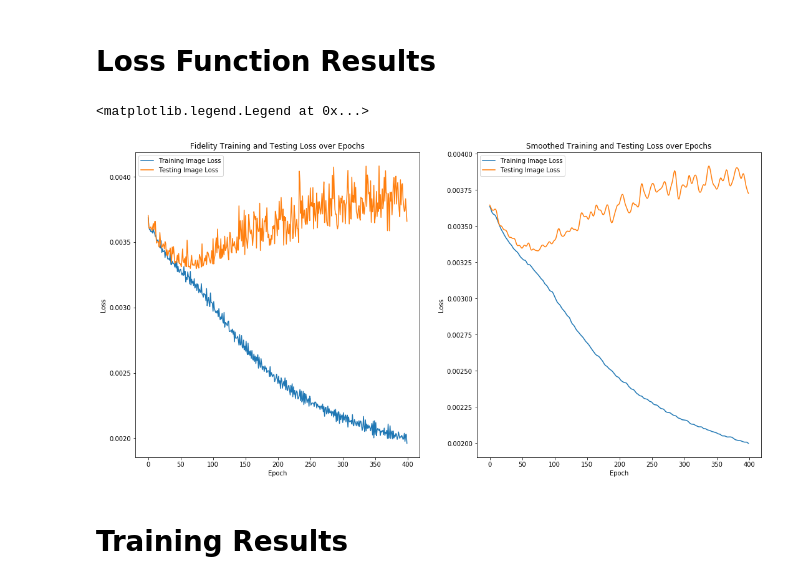
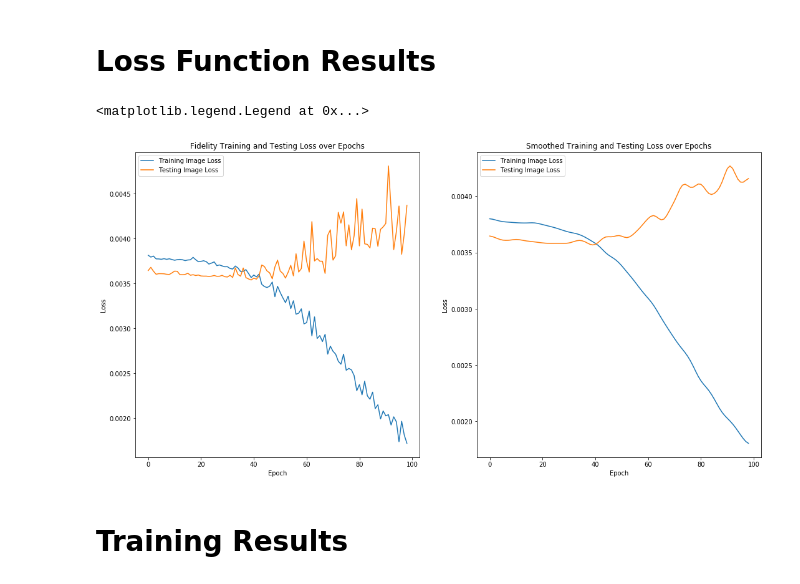
Before and after one commit to conwayjw97/Image-Colourisation-with-Deep-Learning, a Jupyter notebook: src/DeterministicConvNetCifar10.ipynb, the cells around one changed output. Cells and saved outputs as stored; diff of their text form; code cells hidden in the pictures.

Commit message:
Added three different models

```diff
--- a/src/DeterministicConvNetCifar10.ipynb
+++ b/src/DeterministicConvNetCifar10.ipynb
@@ -3,11 +3,11 @@
 # %% [markdown]
 # Global Variables
 # %%
-IMAGE_COUNT = 10000
+IMAGE_COUNT = 1000
 
 # These are starting indices, there will be 8 images shown in total
 TRAINING_IMAGE = 0
 TEST_IMAGE = 0
 
-BATCH_SIZE = 1000
-EPOCHS = 400
+BATCH_SIZE = 100
+EPOCHS = 100
@@ -213,7 +219,7 @@ _________________________________________________________________
 #     epochs (epochs to train the model))
 
 
-model = create_model()
+model = create_model_deep()
 model.compile(optimizer='rmsprop',
               loss='mse')
 
@@ -313,22 +319,22 @@ Epoch 100/100
 # %%
 fig = plt.figure(figsize=(18, 9))
 fig.add_subplot(1,2,1)
 plt.title("Fidelity Training and Testing Loss over Epochs")
-plt.plot(total_loss, label="Training Image Loss")
-plt.plot(total_val_loss, label="Testing Image Loss")
+plt.plot(total_loss[1:], label="Training Image Loss")
+plt.plot(total_val_loss[1:], label="Testing Image Loss")
 plt.xlabel('Epoch')
 plt.ylabel('Loss')
 plt.legend()
 fig.add_subplot(1,2,2)
 plt.title("Smoothed Training and Testing Loss over Epochs")
-plt.plot(gaussian_filter1d(total_loss, sigma=2), label="Training Image Loss")
-plt.plot(gaussian_filter1d(total_val_loss, sigma=2), label="Testing Image Loss")
+plt.plot(gaussian_filter1d(total_loss[1:], sigma=2), label="Training Image Loss")
+plt.plot(gaussian_filter1d(total_val_loss[1:], sigma=2), label="Testing Image Loss")
 plt.xlabel('Epoch')
 plt.ylabel('Loss')
 plt.legend()
 # %% [output]
 <matplotlib.legend.Legend at 0x...>
-[figure, old version]
+[figure, new version]
 # %% [markdown]
 # Training Results
 # %%
```
Also changed, not shown: parts of 10 cells of this notebook.
